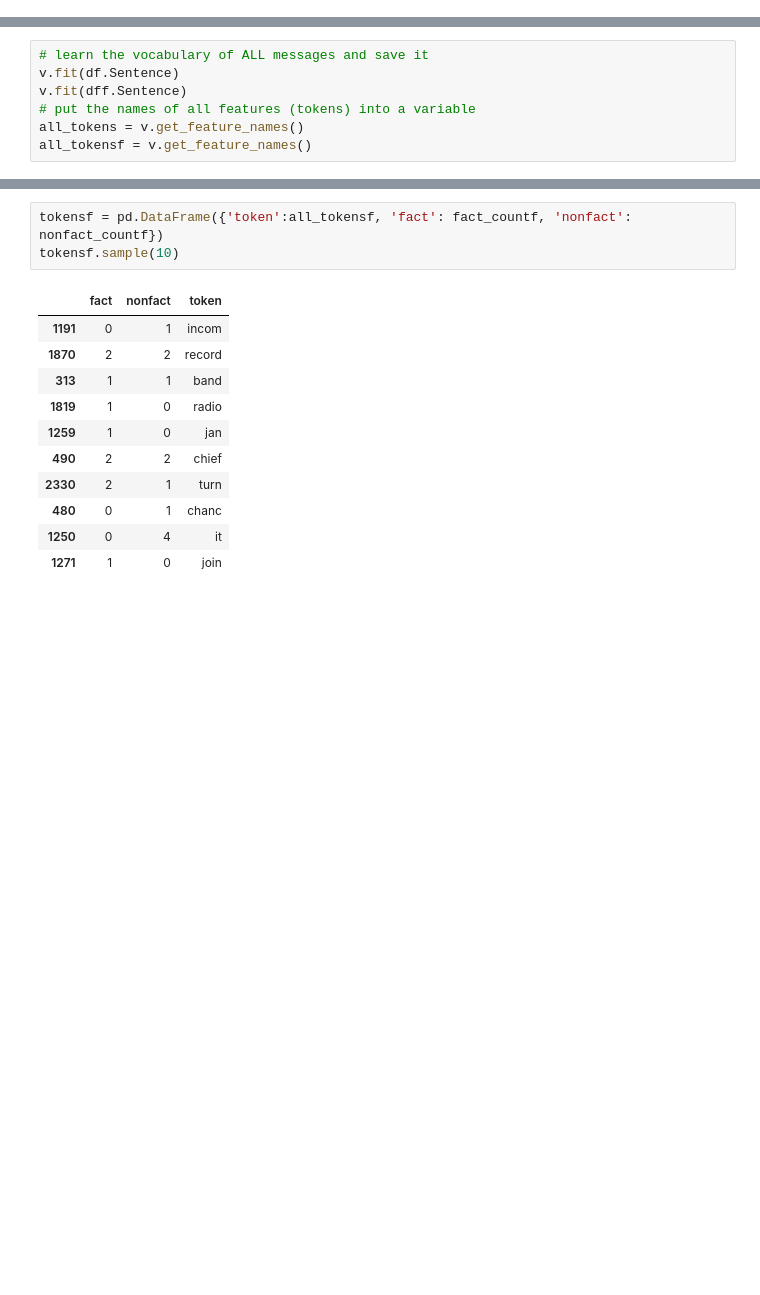
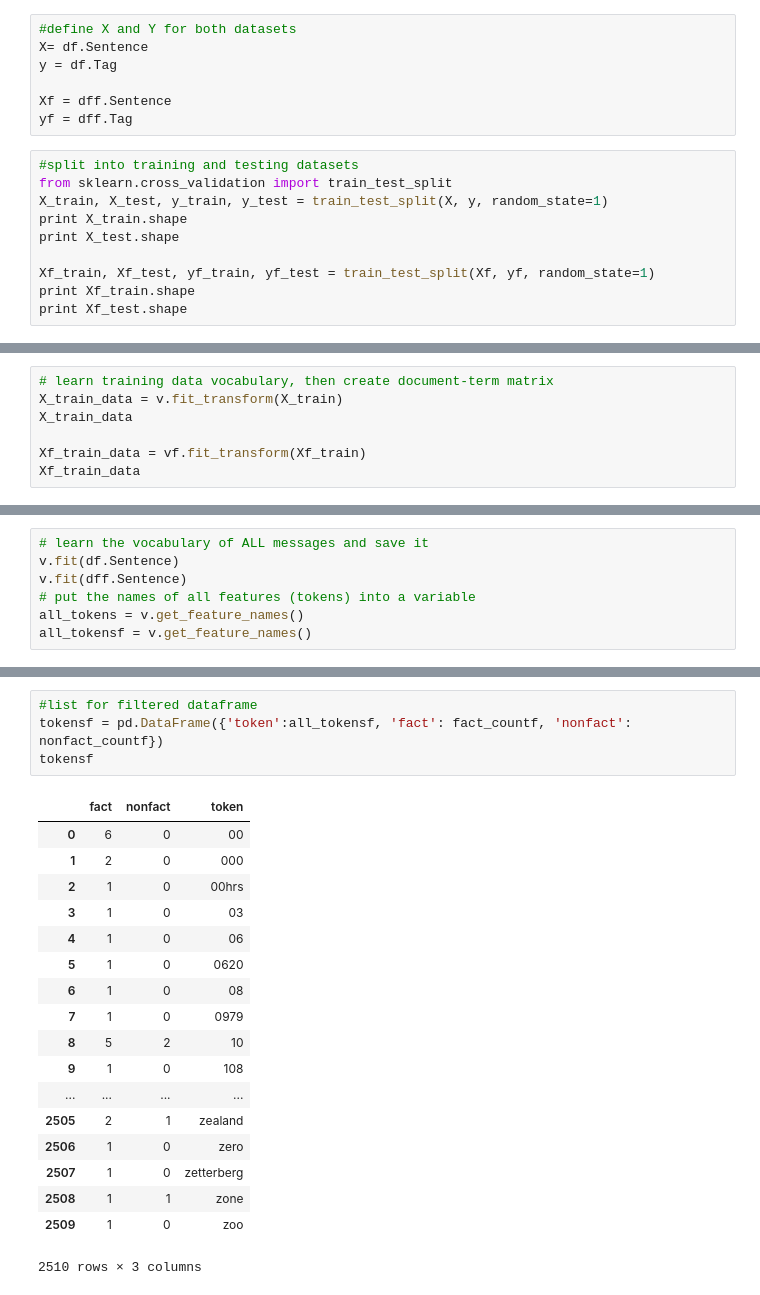
Before and after one commit to CarolineLiong/Fact-vs-Opinion-Articles, a Jupyter notebook: CSCI 183 Project .ipynb, the cells around one changed output, grey strips where cells are left out. Cells and saved outputs as stored; diff of their text form; blank space fills up the shorter version.

```diff
--- a/CSCI 183 Project .ipynb
+++ b/CSCI 183 Project .ipynb
@@ -455,0 +266,17 @@ factf = dff[dff.Tag==1]
+# %%
+#define X and Y for both datasets
+X= df.Sentence
+y = df.Tag
+
+Xf = dff.Sentence
+yf = dff.Tag
+# %%
+#split into training and testing datasets
+from sklearn.cross_validation import train_test_split
+X_train, X_test, y_train, y_test = train_test_split(X, y, random_state=1)
+print X_train.shape
+print X_test.shape
+
+Xf_train, Xf_test, yf_train, yf_test = train_test_split(Xf, yf, random_state=1)
+print Xf_train.shape
+print Xf_test.shape
@@ -455,0 +295,7 @@ factf = dff[dff.Tag==1]
+# %%
+# learn training data vocabulary, then create document-term matrix
+X_train_data = v.fit_transform(X_train)
+X_train_data
+
+Xf_train_data = vf.fit_transform(Xf_train)
+Xf_train_data
@@ -488,15 +439,23 @@ suggested
 # %%
+#list for filtered dataframe
 tokensf = pd.DataFrame({'token':all_tokensf, 'fact': fact_countf, 'nonfact': nonfact_countf})
-tokensf.sample(10)
+tokensf
 # %% [output]
 |  | fact | nonfact | token |
-| 1191 | 0 | 1 | incom |
-| 1870 | 2 | 2 | record |
-| 313 | 1 | 1 | band |
-| 1819 | 1 | 0 | radio |
-| 1259 | 1 | 0 | jan |
-| 490 | 2 | 2 | chief |
-| 2330 | 2 | 1 | turn |
-| 480 | 0 | 1 | chanc |
-| 1250 | 0 | 4 | it |
-| 1271 | 1 | 0 | join |
+| 0 | 6 | 0 | 00 |
+| 1 | 2 | 0 | 000 |
+| 2 | 1 | 0 | 00hrs |
+| 3 | 1 | 0 | 03 |
+| 4 | 1 | 0 | 06 |
+| 5 | 1 | 0 | 0620 |
+| 6 | 1 | 0 | 08 |
+| 7 | 1 | 0 | 0979 |
+| 8 | 5 | 2 | 10 |
+| 9 | 1 | 0 | 108 |
+| ... | ... | ... | ... |
+| 2505 | 2 | 1 | zealand |
+| 2506 | 1 | 0 | zero |
+| 2507 | 1 | 0 | zetterberg |
+| 2508 | 1 | 1 | zone |
+| 2509 | 1 | 0 | zoo |
+2510 rows × 3 columns
```
Also changed, not shown: parts of 108 cells of this notebook.
